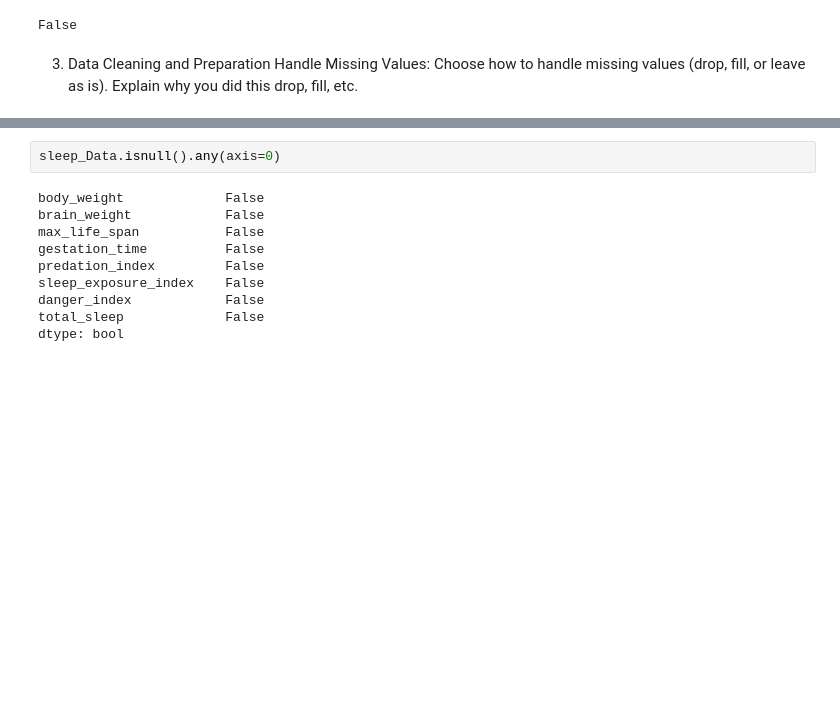
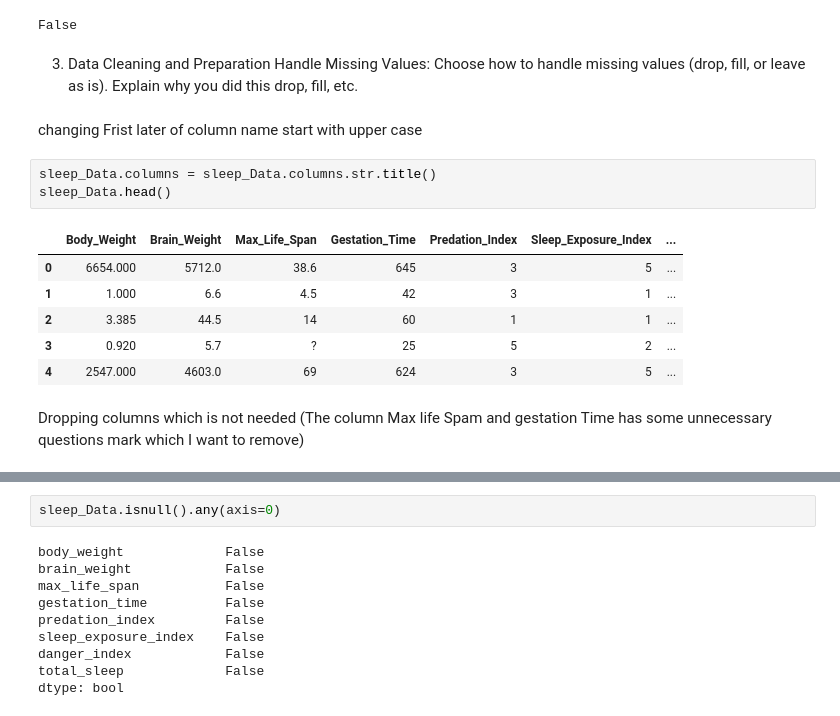
Before and after one commit to deepadulal/SleepingData, a Jupyter notebook: sleepdata.ipynb, the cells around one changed output, grey strips where cells are left out. Drawn from its saved outputs; the diff is of its cells as text; blank space fills up the shorter version.

Commit message:
1st   latter of column  name changed with upper case

```diff
--- a/sleepdata.ipynb
+++ b/sleepdata.ipynb
@@ -116,3 +116,17 @@ False
 3. Data Cleaning and Preparation
 Handle Missing Values: Choose how to handle missing values (drop, fill, or leave as is).
 Explain why you did this drop, fill, etc.
+# %% [markdown]
+changing Frist later of column name start with upper case
+# %%
+sleep_Data.columns = sleep_Data.columns.str.title()
+sleep_Data.head()
+# %% [output]
+|  | Body_Weight | Brain_Weight | Max_Life_Span | Gestation_Time | Predation_Index | Sleep_Exposure_Index | ... |
+| 0 | 6654.000 | 5712.0 | 38.6 | 645 | 3 | 5 | ... |
+| 1 | 1.000 | 6.6 | 4.5 | 42 | 3 | 1 | ... |
+| 2 | 3.385 | 44.5 | 14 | 60 | 1 | 1 | ... |
+| 3 | 0.920 | 5.7 | ? | 25 | 5 | 2 | ... |
+| 4 | 2547.000 | 4603.0 | 69 | 624 | 3 | 5 | ... |
+# %% [markdown]
+Dropping columns which is not needed (The column Max life Spam and gestation Time has some unnecessary questions mark which I want to remove)
```
Also changed, not shown: parts of 4 cells of this notebook.
